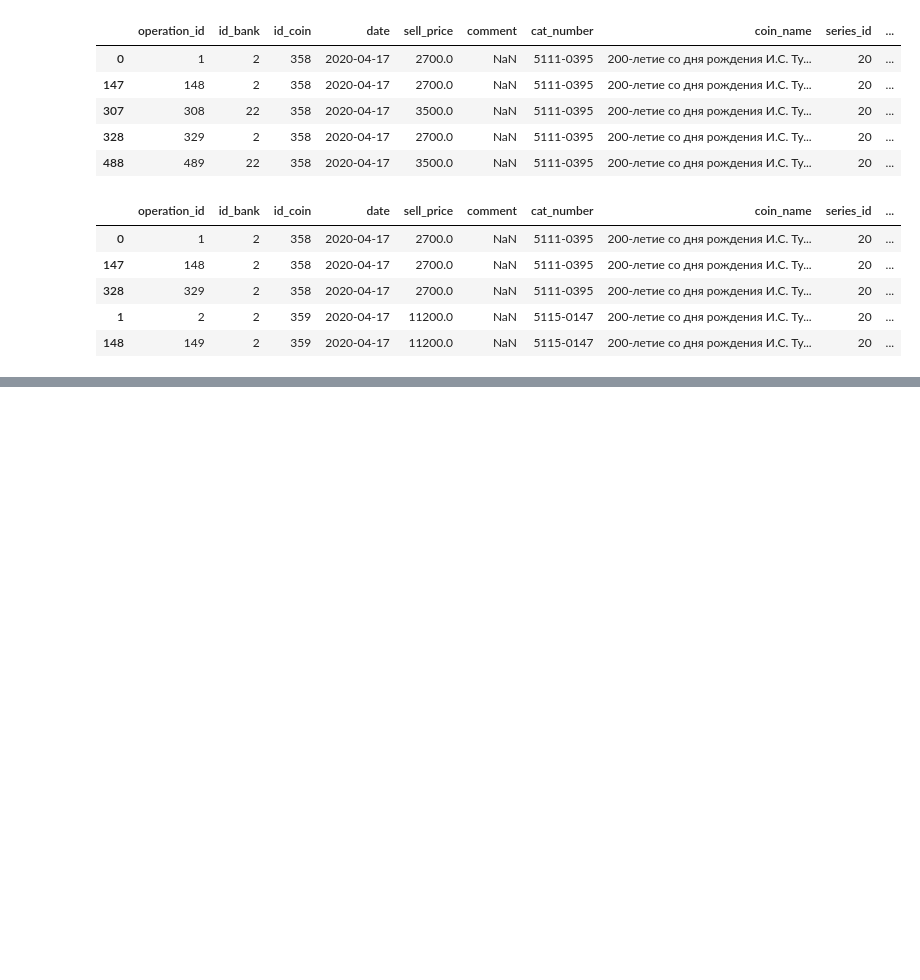
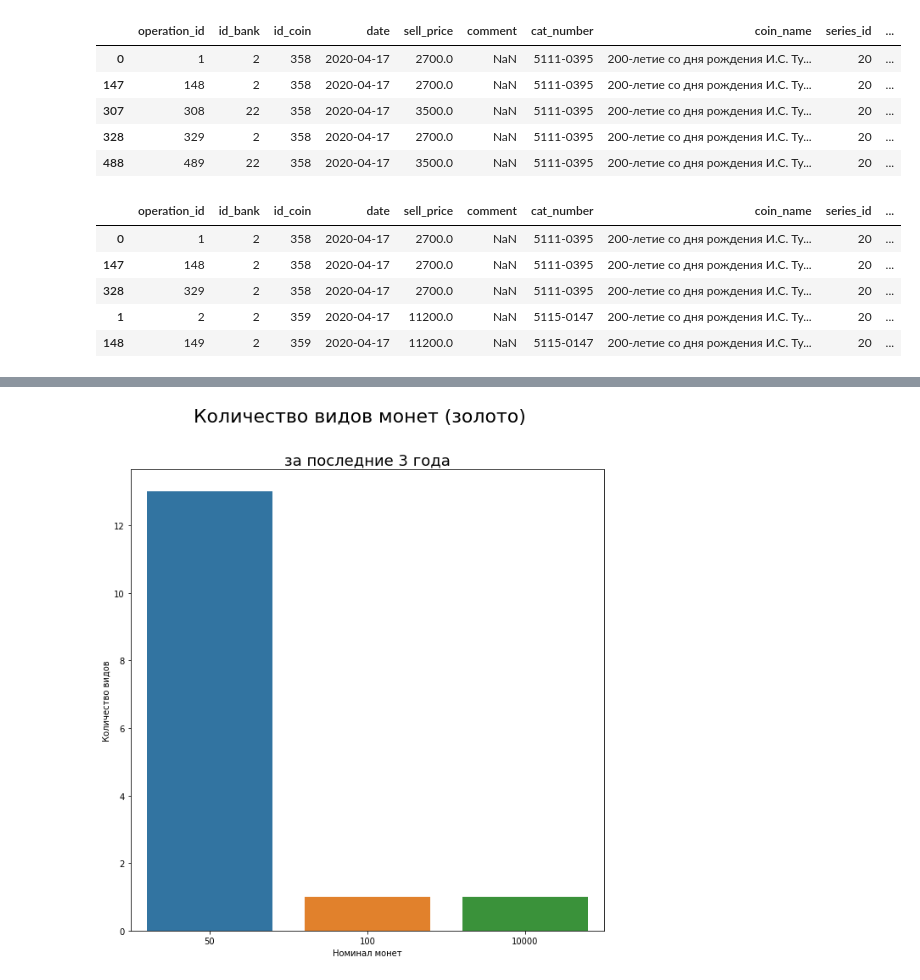
Before and after one commit to ilyinss/cbr_metall_analytics, a Jupyter notebook: decomp_metall_time_series.ipynb, the cells around one changed output, grey strips where cells are left out. Saved outputs shown, nothing was run; the diff lists cells and outputs as text; code cells hidden in the pictures; blank space fills up the shorter version.

```diff
--- a/decomp_metall_time_series.ipynb
+++ b/decomp_metall_time_series.ipynb
@@ -334 +350,4 @@ nedrag_list = ['Медно-никелевый сплав',
+# %%
+gold_list = ['Au-999',
+             'Au-900']
 # %%
@@ -355,0 +368,3 @@ allcoins_nedrag = clear_not_in_list(drag_list, allcoins)
+# %%
+allcoins_gold = allcoins[allcoins['metal'].isin(gold_list)]
+allcoins_gold.metal.unique()
@@ -356,2 +395,5 @@ allcoins_nedrag = clear_not_in_list(drag_list, allcoins)
 # %%
 startdate = pd.to_datetime("2017-01-01").date()
+# %%
+allcoins_gold_3_years = allcoins_gold[allcoins_gold['DT'] >= startdate]
+allcoins_gold_3_years.head()
@@ -362,8 +436,9 @@ allcoins_drag_3_years = allcoins_drag[allcoins_drag['DT'] >= startdate]
 # %%
-ax = sns.countplot(allcoins_drag_3_years['Nominal'])
-ax.set(xlabel='Номинал монет',
-       ylabel='Количество видов')
-plt.suptitle('Количество видов монет из драгоценных металлов', size = 22)
-plt.title('за последние 3 года', size = 18)
+def get_plot_count(datafr, i):
+    ax = sns.countplot(datafr['Nominal'])
+    ax.set(xlabel='Номинал монет',
+           ylabel='Количество видов')
+    plt.suptitle(f'Количество видов монет {i}', size = 22)
+    plt.title('за последние 3 года', size = 18)
 
-plt.show()
+    plt.show()
@@ -418,0 +445,4 @@ result_df_drag_3_years.head(20)
+# %%
+get_plot_count(allcoins_gold_3_years, '(золото)')
+# %% [output]
+[figure, added]
```
Also changed, not shown: parts of 37 cells of this notebook.
